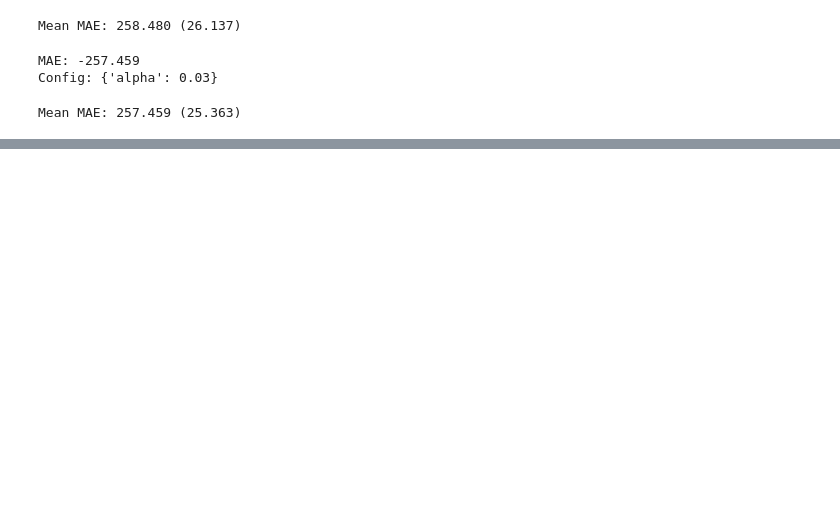
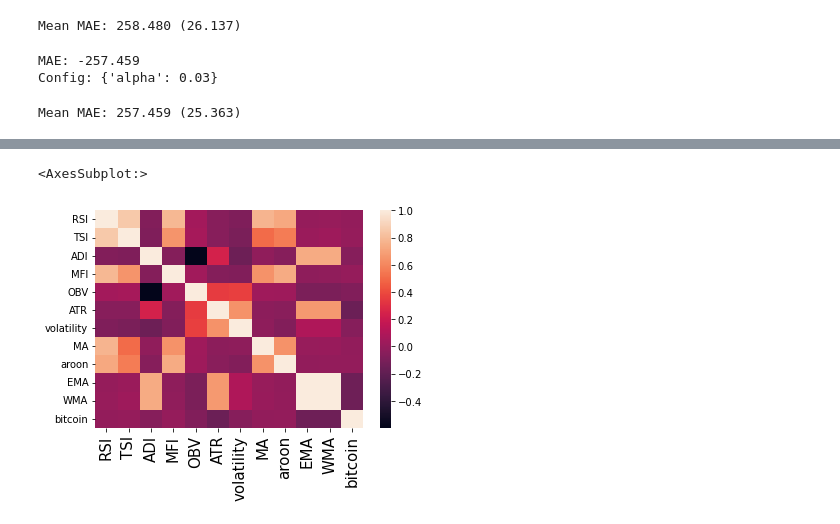
Before and after one commit to manuhanu/ORIE-5741-project, a Jupyter notebook: data/bitcoin_eda.ipynb, the cells around one changed output, grey strips where cells are left out. Saved outputs shown, nothing was run; the diff lists cells and outputs as text; code cells hidden in the pictures; blank space fills up the shorter version.

```diff
--- a/data/bitcoin_eda.ipynb
+++ b/data/bitcoin_eda.ipynb
@@ -146,0 +216,6 @@ Mean MAE: 257.459 (25.363)
+# %%
+correlation = xhour.corr()
+sns.heatmap(correlation)
+# %% [output]
+<AxesSubplot:>
+[figure, added]
```
Also changed, not shown: parts of 27 cells of this notebook.
